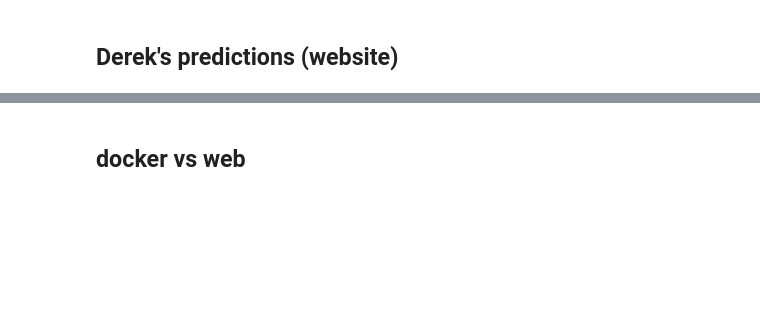
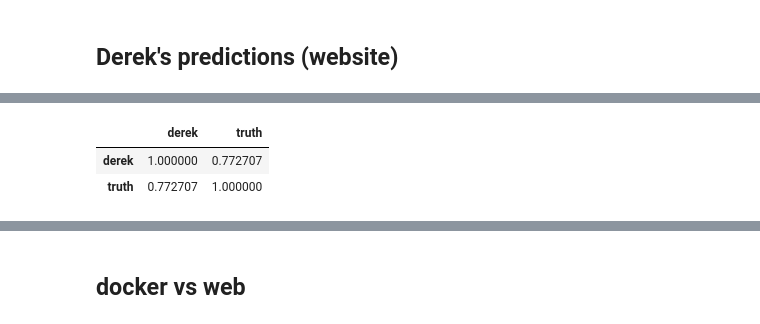
Before and after one commit to davidliu-lab/deconv, a Jupyter notebook: Run csx on in silico bulks with scRNA-seq reference sample used in paper.ipynb, the cells around one changed output, grey strips where cells are left out. Drawn from its saved outputs; the diff is of its cells as text; code cells hidden in the pictures; blank space fills up the shorter version.

```diff
--- a/Run csx on in silico bulks with scRNA-seq reference sample used in paper.ipynb
+++ b/Run csx on in silico bulks with scRNA-seq reference sample used in paper.ipynb
@@ -138,0 +119,9 @@ fig.update_yaxes(
+# %%
+both = csx_fractions_derek.stack().to_frame(name="derek")
+both["truth"] = truth.stack().values
+# %%
+both.corr()
+# %% [output]
+|  | derek | truth |
+| derek | 1.000000 | 0.772707 |
+| truth | 0.772707 | 1.000000 |
```
Also changed, not shown: parts of 9 cells of this notebook.
